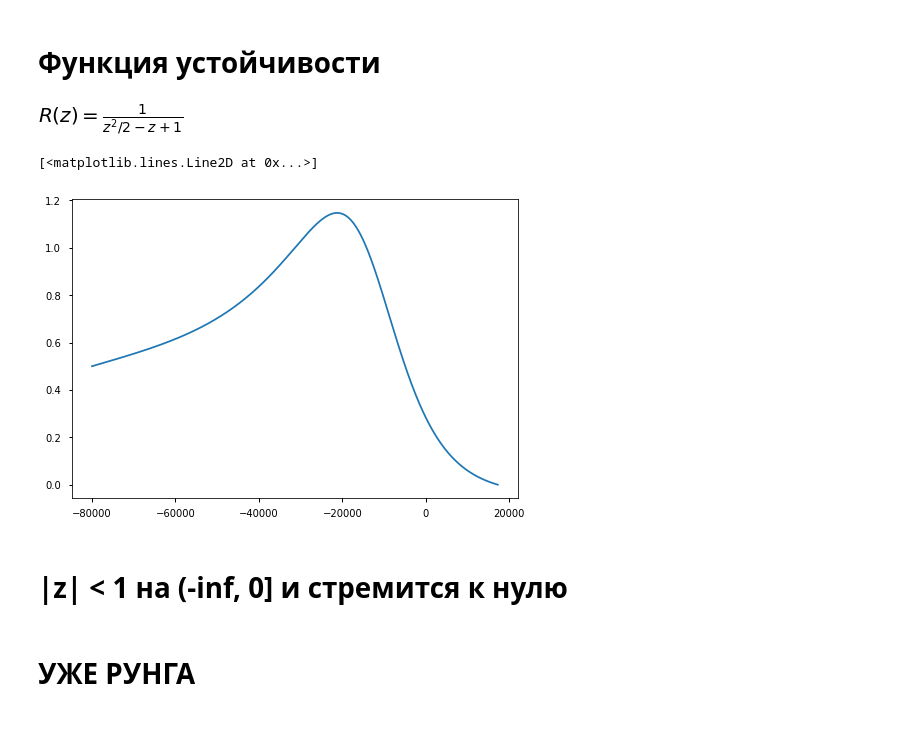
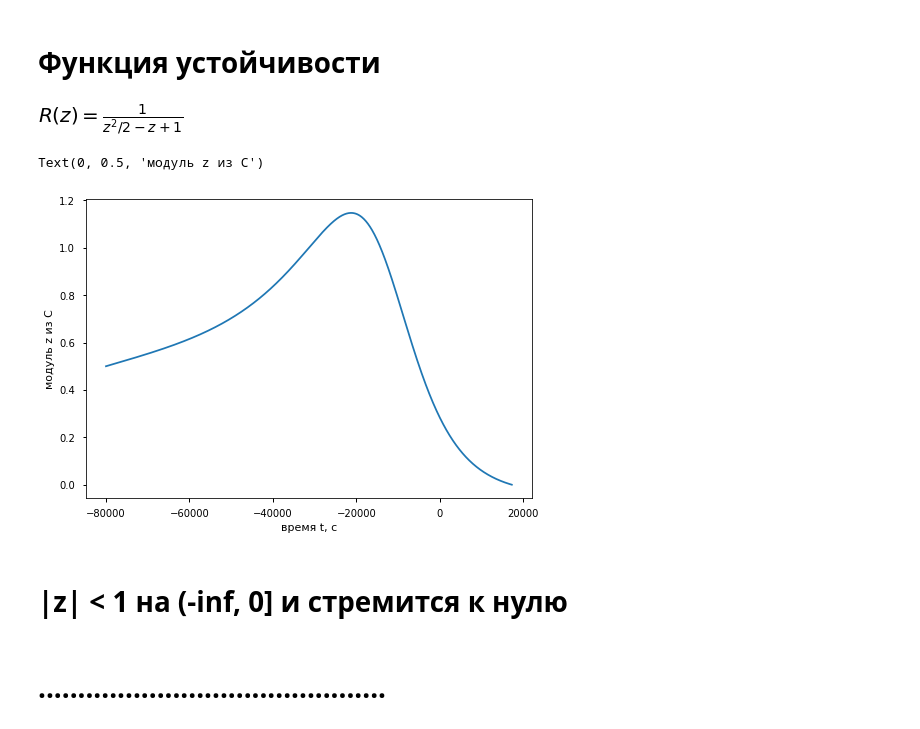
Before and after one commit to verwindle/calc_math_2_task, a Jupyter notebook: calc_math.ipynb, the cells around one changed output. Drawn from its saved outputs; the diff is of its cells as text; code cells hidden in the pictures.

```diff
--- a/calc_math.ipynb
+++ b/calc_math.ipynb
@@ -272,6 +261,7 @@ def ozone():    # так очевиднее
 plt.style.use('seaborn-notebook')
 # %%
 plt.plot(t, oxygen())  # строим кривую решения для кислорода
+plt.rcParams(figsize=(16, 24))
 plt.xlabel('время, с')
 plt.ylabel('концентрация ат. кислорода y1(t), см-3')
 # %% [output]
@@ -296,17 +286,20 @@ Text(0, 0.5, 'концентрация , см-3')
 # %% [markdown]
 # Функция устойчивости
 # %%
+z = sp.Symbol('z')
 display(sp.Eq(r_z, 1/(1 - z + (z**2)/2)))
 t = np.linspace(-80000, 17280, 1000)
 z = np.linspace(0, 1, 1000) + 1j*np.linspace(0, 1, 1000)
-x = [x.real for x in z]
-y = [x.imag for x in z]
+x = [x.real for x in z]  # Re
+y = [x.imag for x in z]  # Im
 plt.plot(t, 1/(1 - z + (z**2))/2)
+plt.xlabel('время t, c')
+plt.ylabel('модуль z из C')
 # %% [output]
 [figure]
-[<matplotlib.lines.Line2D at 0x...>]
+Text(0, 0.5, 'модуль z из C')
-[figure, old version]
+[figure, new version]
 # %% [markdown]
 # |z| < 1 на (-inf, 0] и стремится к нулю
 # %% [markdown]
-# УЖЕ РУНГА
+# ............................................
```
Also changed, not shown: parts of 31 cells of this notebook.
